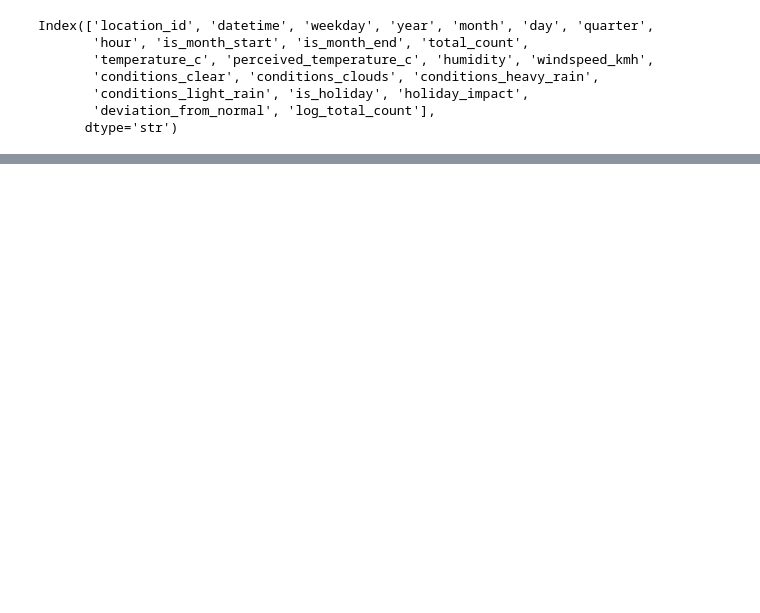
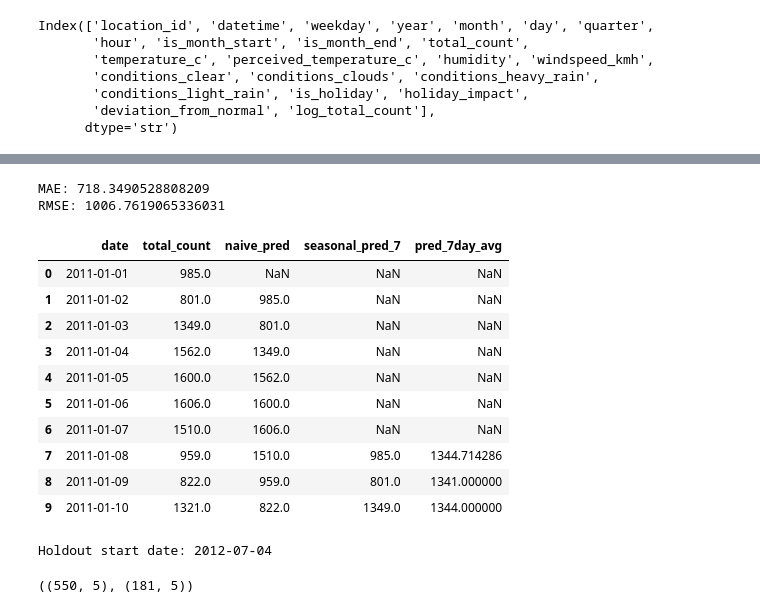
Before and after one commit to jayeshmanani/MLOps-Level3, a Jupyter notebook: week-3/eda.ipynb, the cells around one changed output, grey strips where cells are left out. Drawn from its saved outputs; the diff is of its cells as text; code cells hidden in the pictures; blank space fills up the shorter version.

```diff
--- a/week-3/eda.ipynb
+++ b/week-3/eda.ipynb
@@ -295,0 +296,58 @@ Baseline MAE: 5.788797474164418
+# %%
+# daily_df must have columns: date, total_count
+daily_df = daily_df.sort_values("date").reset_index(drop=True)
+
+# average of previous 7 days, shifted by 1 so today's
+#  prediction uses only past days
+daily_df["pred_7day_avg"] = (
+    daily_df["total_count"].shift(1).rolling(window=7).mean()
+)
+
+# keep only rows where prediction exists
+eval_df = daily_df.dropna(subset=["pred_7day_avg"]).copy()
+
+mae = mean_absolute_error(eval_df["total_count"], eval_df["pred_7day_avg"])
+rmse = np.sqrt(
+    mean_squared_error(eval_df["total_count"], eval_df["pred_7day_avg"])
+)
+
+print("MAE:", mae)
+print("RMSE:", rmse)
+# %% [output]
+MAE: 718.3490528808209
+RMSE: 1006.7619065336031
+# %%
+# --- City-level daily baseline ---
+daily_df = data[["datetime", "total_count"]].copy()
+daily_df["date"] = pd.to_datetime(daily_df["datetime"].dt.date)
+daily_df = daily_df.groupby("date")["total_count"].sum().reset_index()
+daily_df = daily_df.sort_values("date").reset_index(drop=True)
+daily_df["naive_pred"] = daily_df["total_count"].shift(1)
+daily_df["seasonal_pred_7"] = daily_df["total_count"].shift(7)
+daily_df["pred_7day_avg"] = (
+    daily_df["total_count"].shift(1).rolling(window=7).mean()
+)
+daily_df.head(10)
+# %% [output]
+|  | date | total_count | naive_pred | seasonal_pred_7 | pred_7day_avg |
+| 0 | 2011-01-01 | 985.0 | NaN | NaN | NaN |
+| 1 | 2011-01-02 | 801.0 | 985.0 | NaN | NaN |
+| 2 | 2011-01-03 | 1349.0 | 801.0 | NaN | NaN |
+| 3 | 2011-01-04 | 1562.0 | 1349.0 | NaN | NaN |
+| 4 | 2011-01-05 | 1600.0 | 1562.0 | NaN | NaN |
+| 5 | 2011-01-06 | 1606.0 | 1600.0 | NaN | NaN |
+| 6 | 2011-01-07 | 1510.0 | 1606.0 | NaN | NaN |
+| 7 | 2011-01-08 | 959.0 | 1510.0 | 985.0 | 1344.714286 |
+| 8 | 2011-01-09 | 822.0 | 959.0 | 801.0 | 1341.000000 |
+| 9 | 2011-01-10 | 1321.0 | 822.0 | 1349.0 | 1344.000000 |
+# %%
+# Time-based holdout (last 30 days)
+holdout_days = 180
+holdout_start = daily_df["date"].max() - pd.Timedelta(days=holdout_days)
+print(f"Holdout start date: {holdout_start.date()}")
+train_daily = daily_df[daily_df["date"] < holdout_start].copy()
+test_daily = daily_df[daily_df["date"] >= holdout_start].copy()
+train_daily.shape, test_daily.shape
+# %% [output]
+Holdout start date: 2012-07-04
+((550, 5), (181, 5))
```
Also changed, not shown: parts of 41 cells of this notebook.
